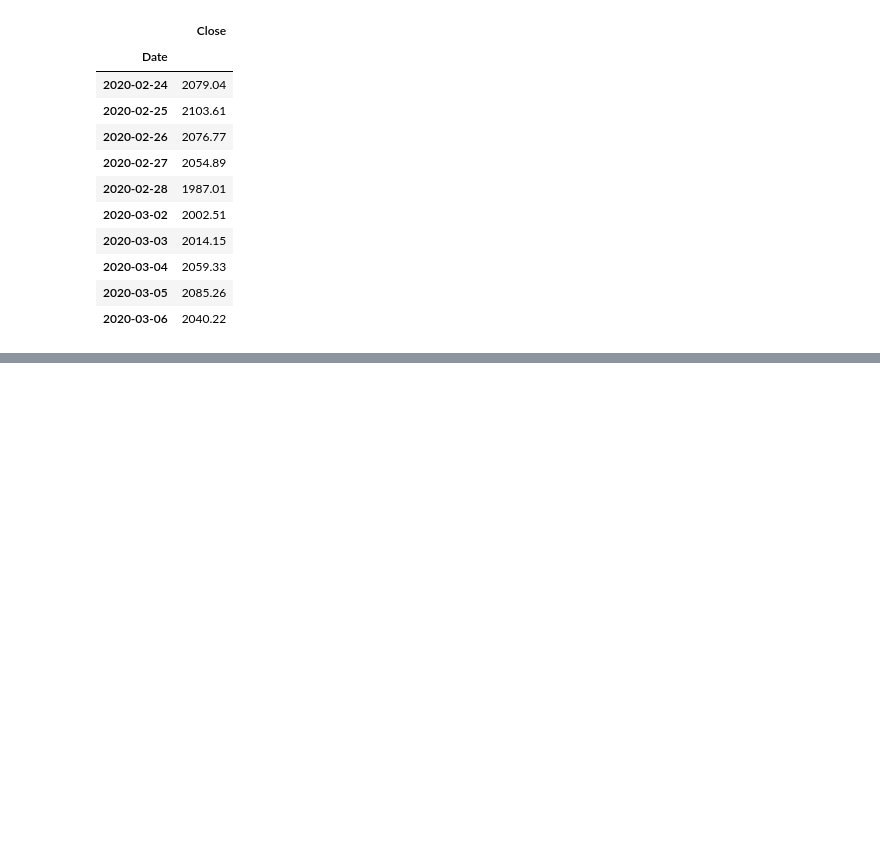
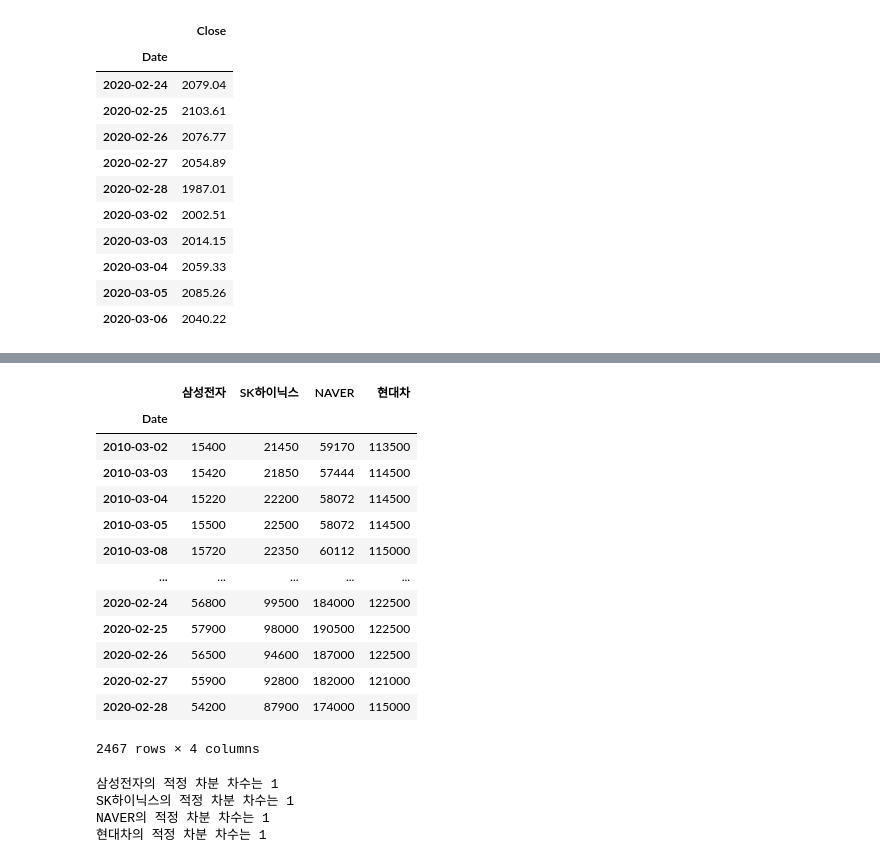
Before and after one commit to aprogod/hackarthon, a Jupyter notebook: dacon_arima.ipynb, the cells around one changed output, grey strips where cells are left out. Saved outputs shown, nothing was run; the diff lists cells and outputs as text; code cells hidden in the pictures; blank space fills up the shorter version.

```diff
--- a/dacon_arima.ipynb
+++ b/dacon_arima.ipynb
@@ -70,0 +142,3 @@ plt.legend()
+# %%
+dt_name = ['삼성전자', 'SK하이닉스', 'NAVER', '현대차']
+dt_symbol = ['005930', '000660', '035420', '005380']
@@ -70,0 +155,40 @@ plt.legend()
+# %%
+# kospi_df 만들고 시각화 해보기(2013~2020)
+# kospi4 = []
+df = pd.DataFrame(fdr.DataReader('005930', '2010-03-01', '2020-02-28')['Close'])
+# df.drop('Close',inplace=True)
+for i, col in enumerate(dt_df['Symbol']):
+    # print(col)
+    df[dt_df.index[i]] = pd.DataFrame(fdr.DataReader(col, '2010-03-01', '2020-02-28')['Close'])
+    # print(fdr.DataReader(col, '2010-03-01', '2020-02-29')['Close'])
+
+df.drop('Close',axis=1,inplace=True)
+df
+# %% [output]
+|  | 삼성전자 | SK하이닉스 | NAVER | 현대차 |
+| Date |  |  |  |  |
+| 2010-03-02 | 15400 | 21450 | 59170 | 113500 |
+| 2010-03-03 | 15420 | 21850 | 57444 | 114500 |
+| 2010-03-04 | 15220 | 22200 | 58072 | 114500 |
+| 2010-03-05 | 15500 | 22500 | 58072 | 114500 |
+| 2010-03-08 | 15720 | 22350 | 60112 | 115000 |
+| ... | ... | ... | ... | ... |
+| 2020-02-24 | 56800 | 99500 | 184000 | 122500 |
+| 2020-02-25 | 57900 | 98000 | 190500 | 122500 |
+| 2020-02-26 | 56500 | 94600 | 187000 | 122500 |
+| 2020-02-27 | 55900 | 92800 | 182000 | 121000 |
+| 2020-02-28 | 54200 | 87900 | 174000 | 115000 |
+2467 rows × 4 columns
+# %%
+for i,col in enumerate(dt_name):
+    kpss_diffs = arima.ndiffs(df[col], alpha=0.05, test='kpss', max_d=5)
+    adf_diffs = arima.ndiffs(df[col], alpha=0.05, test='adf', max_d=5)
+    pp_diffs = arima.ndiffs(df[col], alpha=0.05, test='pp', max_d=5)
+    n_diffs = max(kpss_diffs,adf_diffs,pp_diffs)
+
+    print(f'{dt_name[i]}의 적정 차분 차수는 {n_diffs}')
+# %% [output]
+삼성전자의 적정 차분 차수는 1
+SK하이닉스의 적정 차분 차수는 1
+NAVER의 적정 차분 차수는 1
+현대차의 적정 차분 차수는 1
```
Also changed, not shown: parts of 19 cells of this notebook, 1 other file.
